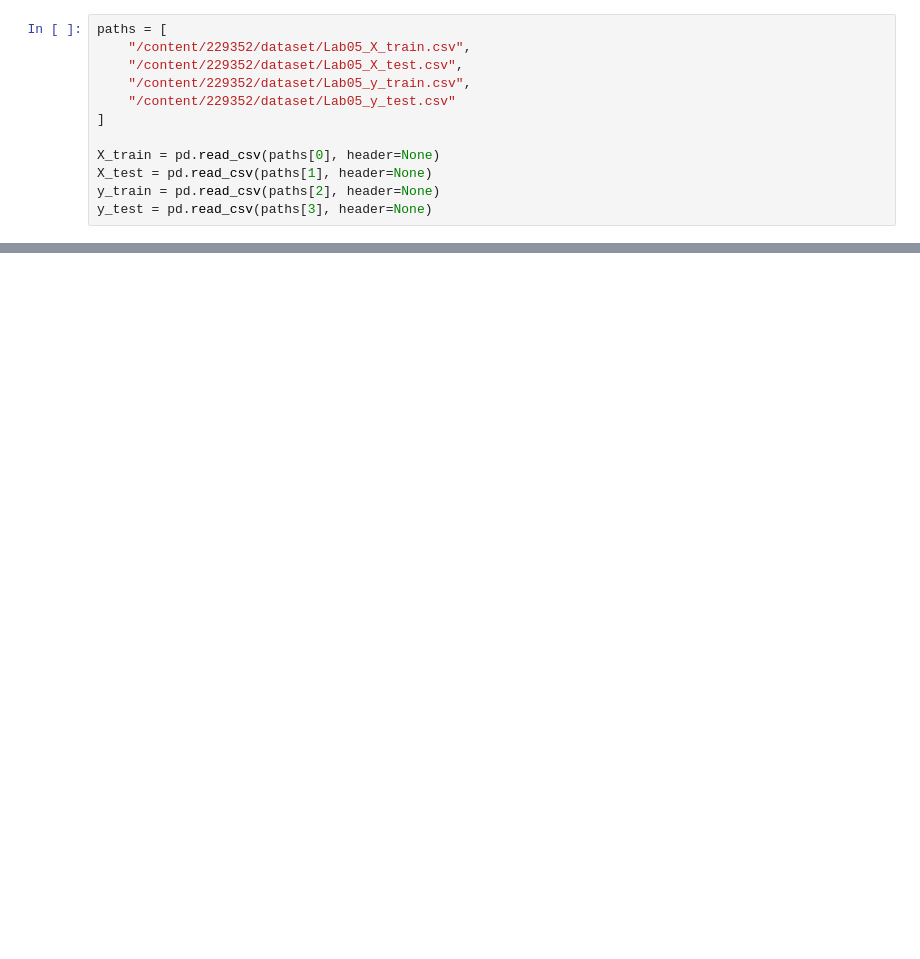
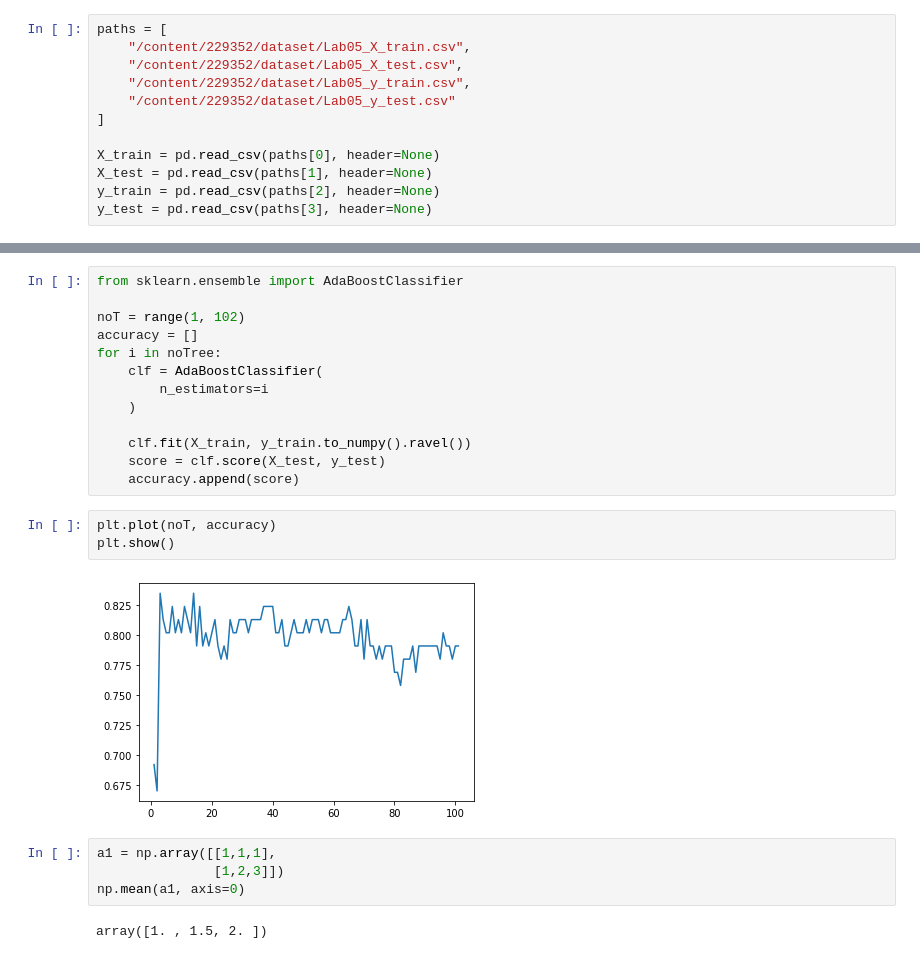
Before and after one commit to tackulus/229352, a Jupyter notebook: Lab05.ipynb, the cells around one changed output, grey strips where cells are left out. Cells and saved outputs as stored; diff of their text form; blank space fills up the shorter version.

```diff
--- a/Lab05.ipynb
+++ b/Lab05.ipynb
@@ -66,0 +68,24 @@ plt.show()
+# %%
+from sklearn.ensemble import AdaBoostClassifier
+
+noT = range(1, 102)
+accuracy = []
+for i in noTree:
+    clf = AdaBoostClassifier(
+        n_estimators=i
+    )
+
+    clf.fit(X_train, y_train.to_numpy().ravel())
+    score = clf.score(X_test, y_test)
+    accuracy.append(score)
+# %%
+plt.plot(noT, accuracy)
+plt.show()
+# %% [output]
+[figure, added]
+# %%
+a1 = np.array([[1,1,1],
+               [1,2,3]])
+np.mean(a1, axis=0)
+# %% [output]
+array([1. , 1.5, 2. ])
```
Also changed, not shown: parts of 5 cells of this notebook.
